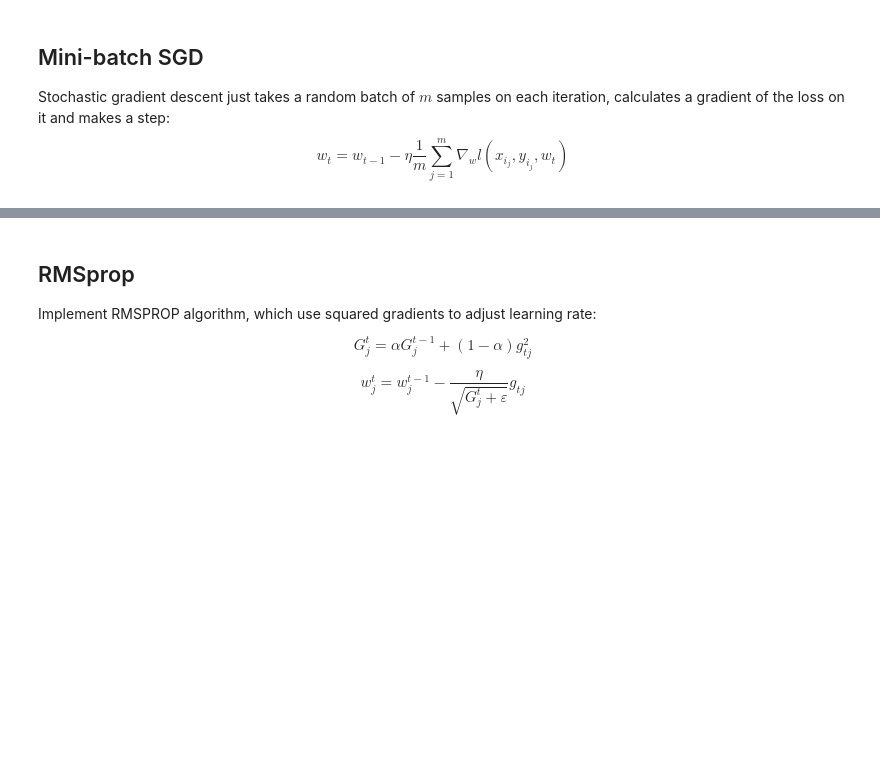
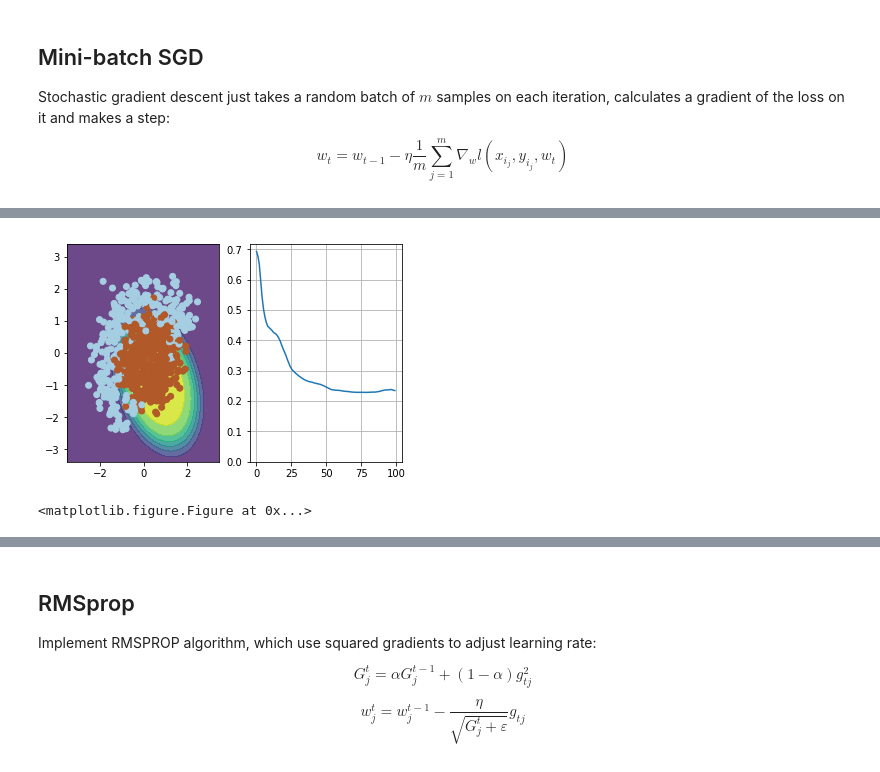
Before and after one commit to adarshd/Advanced-Machine-Learning-Specialization, a Jupyter notebook: intro-to-dl-master/week1/week01_pa.ipynb, the cells around one changed output, grey strips where cells are left out. Drawn from its saved outputs; the diff is of its cells as text; code cells hidden in the pictures; blank space fills up the shorter version.

```diff
--- a/intro-to-dl-master/week1/week01_pa.ipynb
+++ b/intro-to-dl-master/week1/week01_pa.ipynb
@@ -115,6 +117,7 @@ def probability(X, w):
     """
 
     # TODO:<your code here>
+    return 1 / (1 + np.exp(-np.dot(X, w)))
 # %%
 dummy_weights = np.linspace(-1, 1, 6)
 ans_part1 = probability(X_expanded[:1, :], dummy_weights)[0]
@@ -138,6 +143,8 @@ def compute_loss(X, y, w):
     Keep in mind that our loss is averaged over all samples (rows) in X.
     """
     # TODO:<your code here>
+    p = probability(X, w)
+    return -np.mean(y * np.log(p) + (1 - y) * np.log(1 - p))
 # %%
 # use output of this cell to fill answer field
 ans_part2 = compute_loss(X_expanded, y, dummy_weights)
@@ -166,6 +175,7 @@ def compute_grad(X, y, w):
     """
 
     # TODO<your code here>
+    return np.dot(X.T, probability(X, w) - y) / X.shape[0]
 # %%
 # use output of this cell to fill answer field
 ans_part3 = np.linalg.norm(compute_grad(X_expanded, y, dummy_weights))
@@ -265,27 +284,31 @@ $$ w_t = w_{t-1} - \nu_t$$
 # %%
 # please use np.random.seed(42), eta=0.05, alpha=0.9, n_iter=100 and batch_size=4 for deterministic results
 np.random.seed(42)
 w = np.array([0, 0, 0, 0, 0, 1])
 
 eta = 0.05 # learning rate
 alpha = 0.9 # momentum
 nu = np.zeros_like(w)
 
 n_iter = 100
 batch_size = 4
 loss = np.zeros(n_iter)
 plt.figure(figsize=(12, 5))
 
 for i in range(n_iter):
     ind = np.random.choice(X_expanded.shape[0], batch_size)
     loss[i] = compute_loss(X_expanded, y, w)
     if i % 10 == 0:
         visualize(X_expanded[ind, :], y[ind], w, loss)
 
-    # TODO:<your code here>
+    nu = alpha * nu + eta * compute_grad(X_expanded[ind, :], y[ind], w)
+    w = w - nu
 
 visualize(X, y, w, loss)
 plt.clf()
+# %% [output]
+[figure, added]
+<matplotlib.figure.Figure at 0x...>
 # %%
 # use output of this cell to fill answer field
 
```
Also changed, not shown: parts of 15 cells of this notebook.
